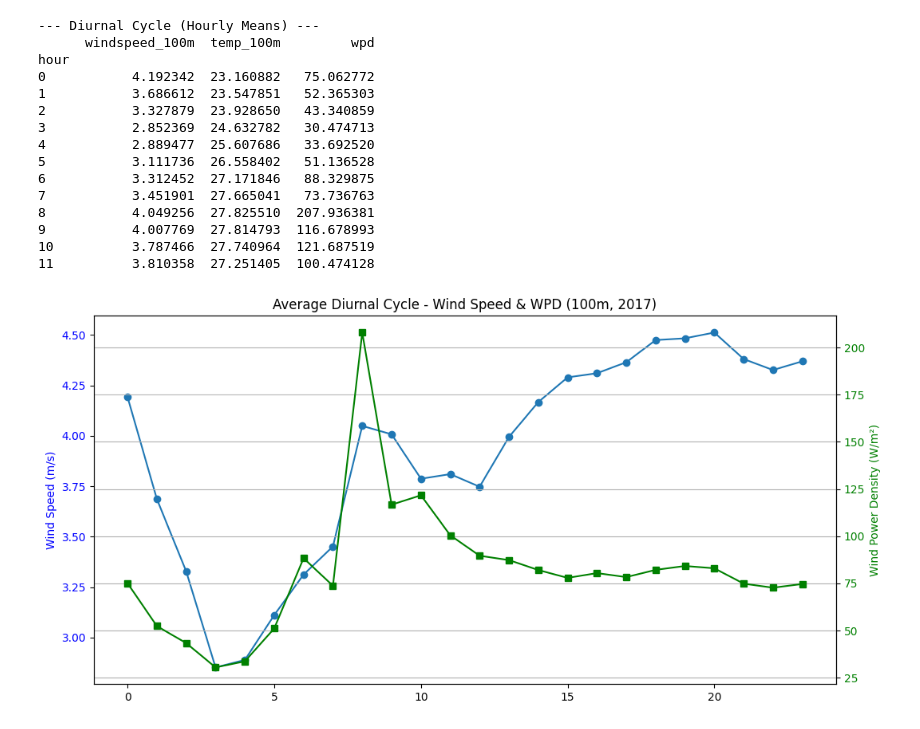
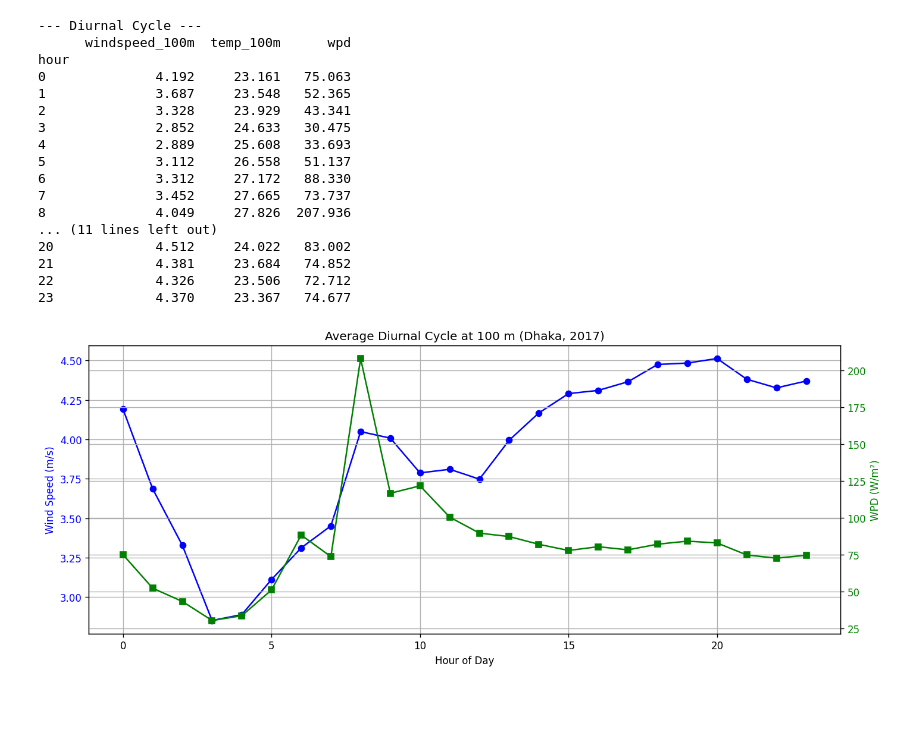
Before and after one commit to Hanifahmed/wind-energy-dhaka-2017, a Jupyter notebook: notebooks/Wind_energy_dhaka_2017.ipynb, the cells around one changed output. Drawn from its saved outputs; the diff is of its cells as text; code cells hidden in the pictures; blank space fills up the shorter version.

```diff
--- a/notebooks/Wind_energy_dhaka_2017.ipynb
+++ b/notebooks/Wind_energy_dhaka_2017.ipynb
@@ -2,0 +26,15 @@
+# %%
+
+from google.colab import drive
+drive.mount('/content/drive')
+
+import os
+from pathlib import Path
+import requests
+import numpy as np
+import pandas as pd
+import matplotlib.pyplot as plt
+from scipy.stats import weibull_min
+
+plt.rcParams["figure.dpi"] = 120
+plt.rcParams["axes.grid"] = True
@@ -201,43 +251,42 @@ datetime
 # %%
 
-# === Step 4: Diurnal Cycle Analysis ===
-
-# Group by hour of day
 diurnal_stats = df.groupby("hour")[["windspeed_100m", "temp_100m", "wpd"]].mean()
 
-print("\n--- Diurnal Cycle (Hourly Means) ---")
-print(diurnal_stats.head(12))  # print first 12 hours
+print("\n--- Diurnal Cycle ---")
+print(diurnal_stats.round(3))
 
-# --- Plot ---
-fig, ax1 = plt.subplots(figsize=(12,6))
-
-ax1.plot(diurnal_stats.index, diurnal_stats["windspeed_100m"], marker="o", label="Wind Speed (m/s)")
+fig, ax1 = plt.subplots(figsize=(12, 5))
+ax1.plot(diurnal_stats.index, diurnal_stats["windspeed_100m"], marker="o", color="blue")
+ax1.set_xlabel("Hour of Day")
 ax1.set_ylabel("Wind Speed (m/s)", color="blue")
 ax1.tick_params(axis="y", labelcolor="blue")
 
 ax2 = ax1.twinx()
-ax2.plot(diurnal_stats.index, diurnal_stats["wpd"], marker="s", color="green", label="WPD (W/m²)")
-ax2.set_ylabel("Wind Power Density (W/m²)", color="green")
+ax2.plot(diurnal_stats.index, diurnal_stats["wpd"], marker="s", color="green")
+ax2.set_ylabel("WPD (W/m²)", color="green")
 ax2.tick_params(axis="y", labelcolor="green")
 
-plt.title("Average Diurnal Cycle - Wind Speed & WPD (100m, 2017)")
-plt.xlabel("Hour of Day")
-plt.grid(True)
+plt.title("Average Diurnal Cycle at 100 m (Dhaka, 2017)")
+fig.tight_layout()
+fig.savefig(FIG_DIR / "dhaka_diurnal_cycle_2017.png", dpi=300, bbox_inches="tight")
 plt.show()
+plt.close(fig)
 # %% [output]
---- Diurnal Cycle (Hourly Means) ---
-      windspeed_100m  temp_100m         wpd
+--- Diurnal Cycle ---
+      windspeed_100m  temp_100m      wpd
 hour
-0           4.192342  23.160882   75.062772
-1           3.686612  23.547851   52.365303
-2           3.327879  23.928650   43.340859
-3           2.852369  24.632782   30.474713
-4           2.889477  25.607686   33.692520
-5           3.111736  26.558402   51.136528
-6           3.312452  27.171846   88.329875
-7           3.451901  27.665041   73.736763
-8           4.049256  27.825510  207.936381
-9           4.007769  27.814793  116.678993
-10          3.787466  27.740964  121.687519
-11          3.810358  27.251405  100.474128
+0              4.192     23.161   75.063
+1              3.687     23.548   52.365
+2              3.328     23.929   43.341
+3              2.852     24.633   30.475
+4              2.889     25.608   33.693
+5              3.112     26.558   51.137
+6              3.312     27.172   88.330
+7              3.452     27.665   73.737
+8              4.049     27.826  207.936
+... (11 lines left out)
+20             4.512     24.022   83.002
+21             4.381     23.684   74.852
+22             4.326     23.506   72.712
+23             4.370     23.367   74.677
-[figure, old version]
+[figure, new version]
```
Also changed, not shown: parts of 27 cells of this notebook.
